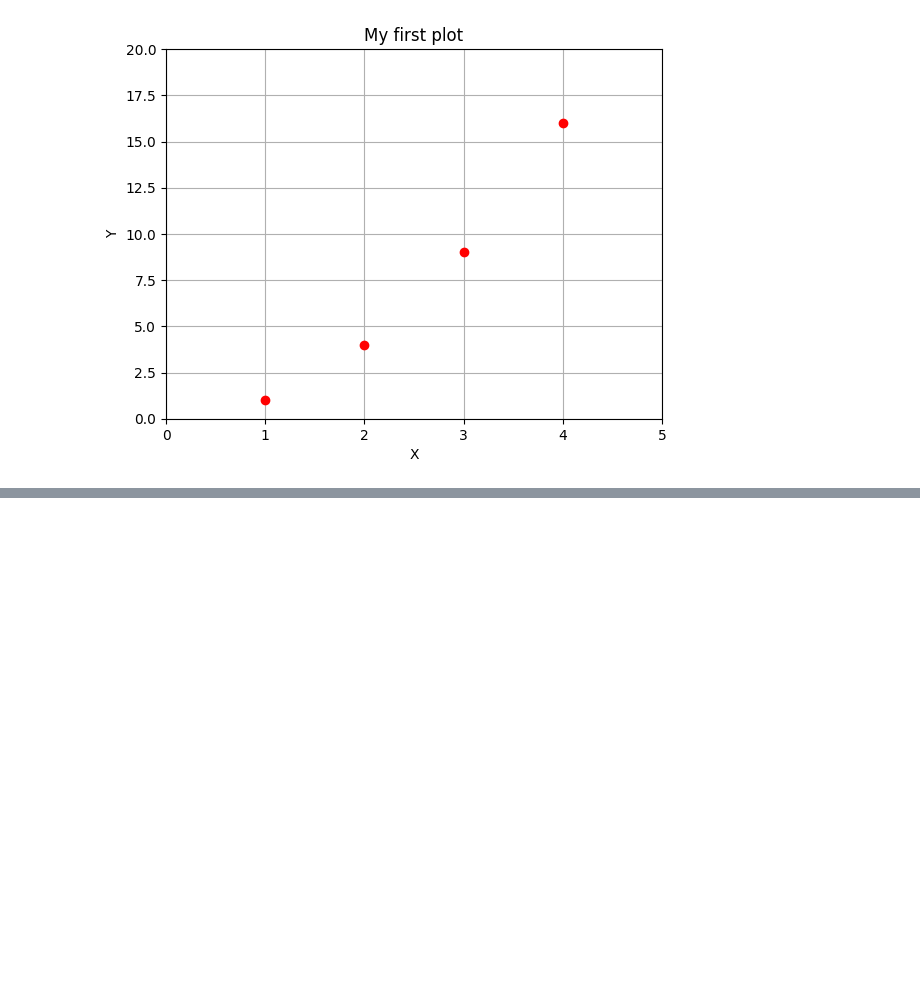
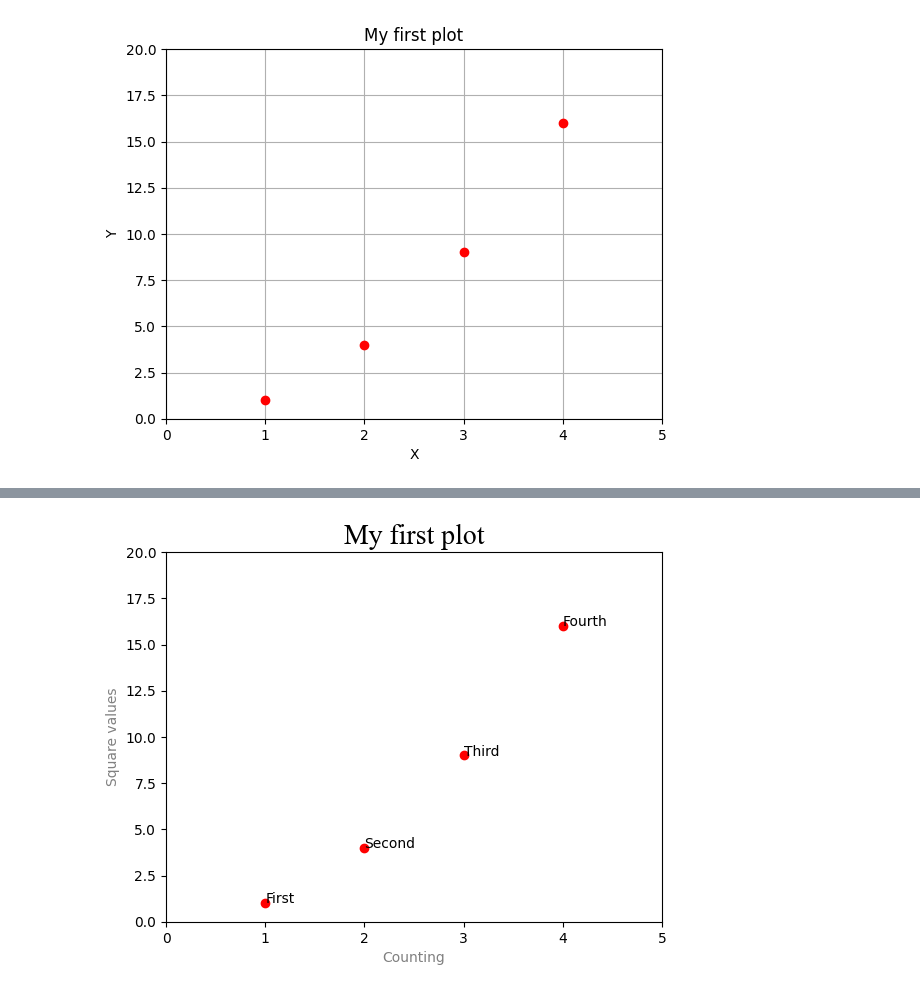
Before and after one commit to trilgar/kibit-python, a Jupyter notebook: lesson26_data_visualization/data_visualization.ipynb, the cells around one changed output, grey strips where cells are left out. Cells and saved outputs as stored; diff of their text form; code cells hidden in the pictures; blank space fills up the shorter version.

```diff
--- a/lesson26_data_visualization/data_visualization.ipynb
+++ b/lesson26_data_visualization/data_visualization.ipynb
@@ -116,0 +138,16 @@ plt.show()
+# %%
+plt.axis([0, 5, 0, 20])
+plt.title("My first plot", fontsize=20, fontname="Times New Roman")
+plt.xlabel("Counting", color="gray")
+plt.ylabel("Square values", color="gray")
+
+x = [1, 2, 3, 4]; y = [1, 4, 9, 16]
+labels = ["First", "Second", "Third", "Fourth"]
+
+plt.plot(x, y, "ro")
+for xi, yi, lab in zip(x, y, labels):
+    plt.text(xi, yi, lab)        # координати ті самі, що й у даних
+
+plt.show()
+# %% [output]
+[figure, added]
```
Also changed, not shown: parts of 7 cells of this notebook, 6 other files.
